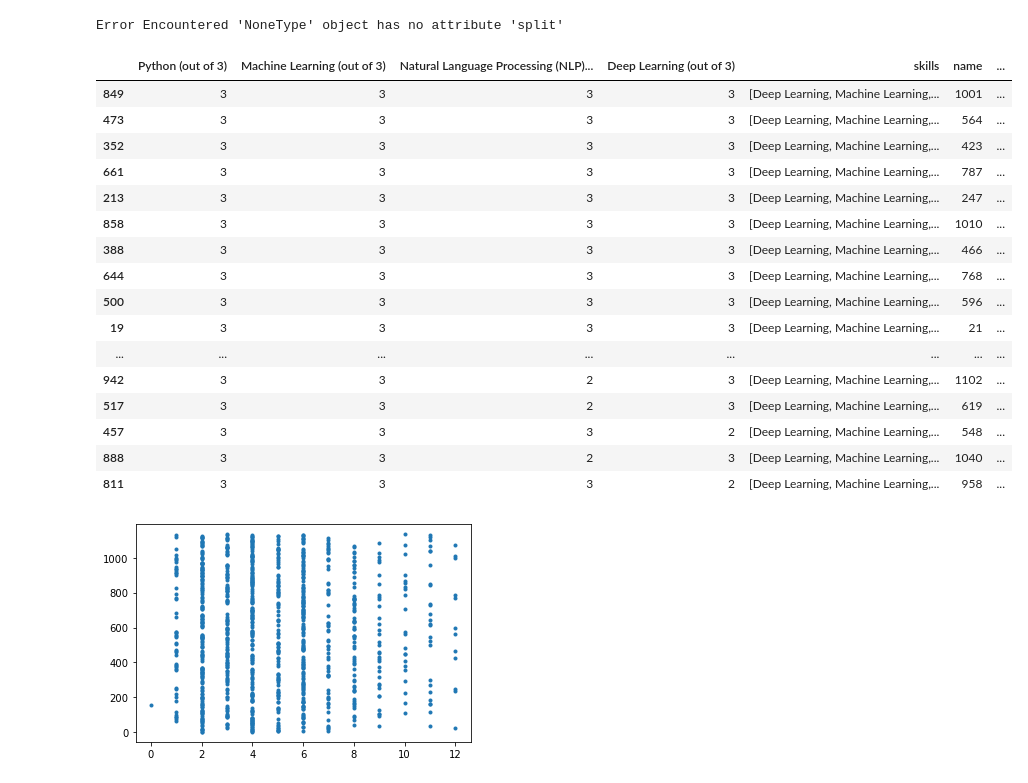
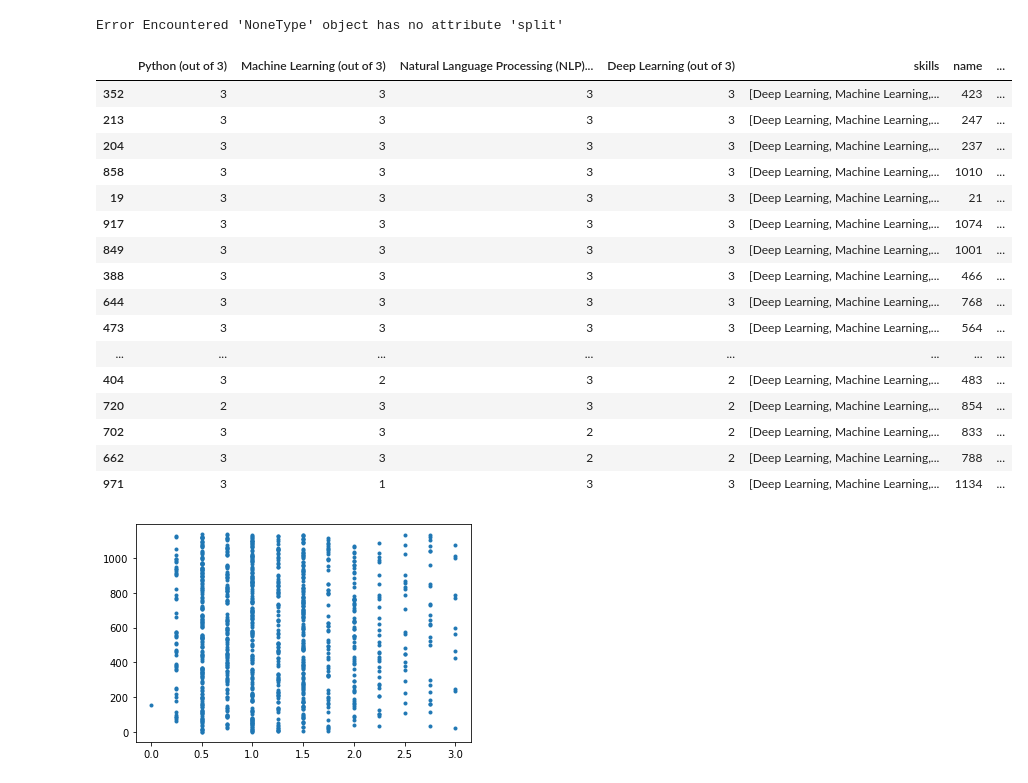
Before and after one commit to amaankhan4/filter_applicants, a Jupyter notebook: resume_filter.ipynb, the cells around one changed output. Drawn from its saved outputs; the diff is of its cells as text; code cells hidden in the pictures.

```diff
--- a/resume_filter.ipynb
+++ b/resume_filter.ipynb
@@ -74,8 +56,8 @@ for i in range(0,len(df['skills'])-1):
         for skill in req_skills:
             if any(substring.strip() in skill for substring in skills_list):
                 filtered_skills.append(skill)
-        #filtered_skills_string = ','.join(filtered_skills)
-        #df['skills'][i] = filtered_skills
+        filtered_skills_string = ','.join(filtered_skills)
+        df['skills'][i] = filtered_skills
         print(filtered_skills)
         count+= 1
     except KeyError:
@@ -236,29 +113,30 @@ skill_data = df[['Python (out of 3)', 'Machine Learning (out of 3)','Natural Lan
 Error Encountered 'NoneType' object has no attribute 'split'
 # %%
 df['score'] = df['Python (out of 3)'] + df[ 'Machine Learning (out of 3)'] + df['Natural Language Processing (NLP) (out of 3)'] + df['Deep Learning (out of 3)']
+df['score'] = df['score']/4
 df_sorted = df.sort_values('score', ascending=False)
-top_applicants = df_sorted.head(30)
+top_applicants = df_sorted.head(50)
 top_applicants
 # %% [output]
 |  | Python (out of 3) | Machine Learning (out of 3) | Natural Language Processing (NLP)... | Deep Learning (out of 3) | skills | name | ... |
+| 352 | 3 | 3 | 3 | 3 | [Deep Learning, Machine Learning,... | 423 | ... |
+| 213 | 3 | 3 | 3 | 3 | [Deep Learning, Machine Learning,... | 247 | ... |
+| 204 | 3 | 3 | 3 | 3 | [Deep Learning, Machine Learning,... | 237 | ... |
+| 858 | 3 | 3 | 3 | 3 | [Deep Learning, Machine Learning,... | 1010 | ... |
+| 19 | 3 | 3 | 3 | 3 | [Deep Learning, Machine Learning,... | 21 | ... |
+| 917 | 3 | 3 | 3 | 3 | [Deep Learning, Machine Learning,... | 1074 | ... |
 | 849 | 3 | 3 | 3 | 3 | [Deep Learning, Machine Learning,... | 1001 | ... |
-| 473 | 3 | 3 | 3 | 3 | [Deep Learning, Machine Learning,... | 564 | ... |
-| 352 | 3 | 3 | 3 | 3 | [Deep Learning, Machine Learning,... | 423 | ... |
-| 661 | 3 | 3 | 3 | 3 | [Deep Learning, Machine Learning,... | 787 | ... |
-| 213 | 3 | 3 | 3 | 3 | [Deep Learning, Machine Learning,... | 247 | ... |
-| 858 | 3 | 3 | 3 | 3 | [Deep Learning, Machine Learning,... | 1010 | ... |
 | 388 | 3 | 3 | 3 | 3 | [Deep Learning, Machine Learning,... | 466 | ... |
 | 644 | 3 | 3 | 3 | 3 | [Deep Learning, Machine Learning,... | 768 | ... |
-| 500 | 3 | 3 | 3 | 3 | [Deep Learning, Machine Learning,... | 596 | ... |
-| 19 | 3 | 3 | 3 | 3 | [Deep Learning, Machine Learning,... | 21 | ... |
+| 473 | 3 | 3 | 3 | 3 | [Deep Learning, Machine Learning,... | 564 | ... |
 | ... | ... | ... | ... | ... | ... | ... | ... |
-| 942 | 3 | 3 | 2 | 3 | [Deep Learning, Machine Learning,... | 1102 | ... |
-| 517 | 3 | 3 | 2 | 3 | [Deep Learning, Machine Learning,... | 619 | ... |
-| 457 | 3 | 3 | 3 | 2 | [Deep Learning, Machine Learning,... | 548 | ... |
-| 888 | 3 | 3 | 2 | 3 | [Deep Learning, Machine Learning,... | 1040 | ... |
-| 811 | 3 | 3 | 3 | 2 | [Deep Learning, Machine Learning,... | 958 | ... |
+| 404 | 3 | 2 | 3 | 2 | [Deep Learning, Machine Learning,... | 483 | ... |
+| 720 | 2 | 3 | 3 | 2 | [Deep Learning, Machine Learning,... | 854 | ... |
+| 702 | 3 | 3 | 2 | 2 | [Deep Learning, Machine Learning,... | 833 | ... |
+| 662 | 3 | 3 | 2 | 2 | [Deep Learning, Machine Learning,... | 788 | ... |
+| 971 | 3 | 1 | 3 | 3 | [Deep Learning, Machine Learning,... | 1134 | ... |
 # %%
 plt.scatter(df['score'],df['name'],marker='.')
 plt.show()
 # %% [output]
-[figure, old version]
+[figure, new version]
```
Also changed, not shown: parts of 4 cells of this notebook.
